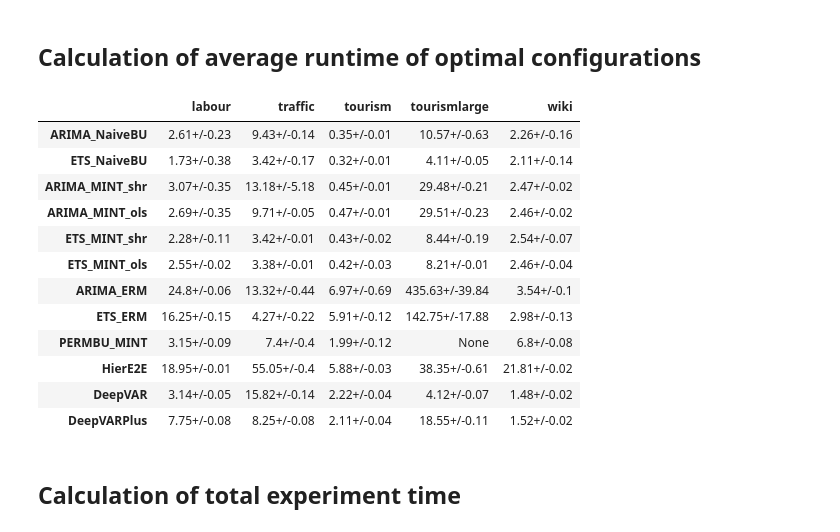
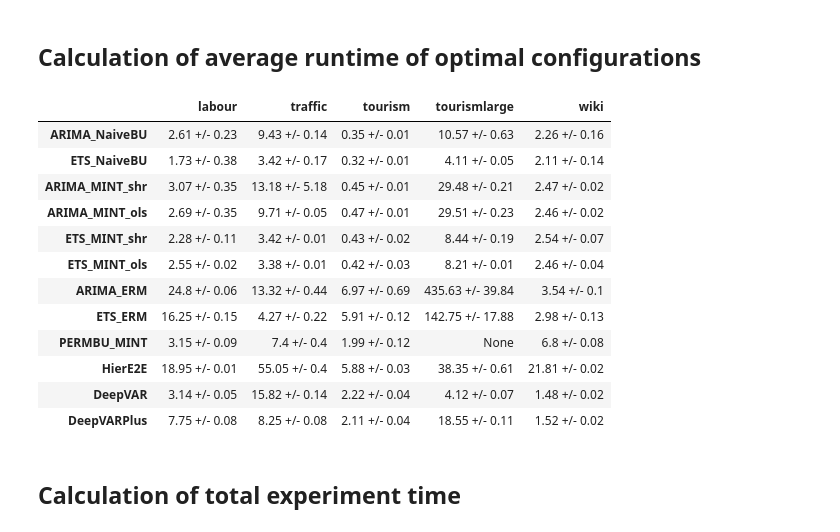
Before and after one commit to dstefanov46/RC_2021, a Jupyter notebook: evaluate_results.ipynb, the cells around one changed output. Cells and saved outputs as stored; diff of their text form; code cells hidden in the pictures.

```diff
--- a/evaluate_results.ipynb
+++ b/evaluate_results.ipynb
@@ -227,7 +227,8 @@ def examine_hp_search_results(method, dataset, num_runs):
     optimal_epochs = optimal_hps[method][dataset]['epochs']
     optimal_context_len_factor = optimal_hps[method][dataset]['context_len_factor']
 
-    folder_name = f'{method}_{dataset}\epochs_{optimal_epochs}_context_len_factor_{optimal_context_len_factor}'
+    folder_name = os.path.join(f'{method}_{dataset}',
+                               f'epochs_{optimal_epochs}_context_len_factor_{optimal_context_len_factor}')
     mean_loss, loss_std_error = get_mean_loss(folder_name, num_runs, calc_std_error=True)
     print(f'Method {method} on dataset {dataset}:\n')
     print(f'epochs_{optimal_epochs}_context_len_factor_{optimal_context_len_factor}:\n')
@@ -304,6 +305,7 @@ def convert_date(file):
 def calculate_runtimes(folder_name):
     runtimes = np.zeros((num_runs - 1,))
     files = [file for file in os.listdir(folder_name) if '.txt' not in file]
+    files = sorted(files)
     for (i, file) in enumerate(files):
         if i == 0:
             old_date = convert_date(file)
@@ -325,7 +327,7 @@ def calculate_average_runtimes(to_latex=False, calc_std_error=False, minutes=Fal
                 continue
             runtimes = calculate_runtimes(folder_name)
             if calc_std_error and minutes:
-                runtime_df.loc[dataset, method] = str((runtimes.mean() / 60).round(2)) + '+/-' + str((runtimes.std() / 60).round(2))
+                runtime_df.loc[dataset, method] = str((runtimes.mean() / 60).round(2)) + ' +/- ' + str((runtimes.std() / 60).round(2))
             else:
                 runtime_df.loc[dataset, method] = runtimes.mean()
 
@@ -634,22 +636,22 @@ on the dataset wiki for the optimal configuration of each method:
 # %% [markdown]
 ## Calculation of average runtime of optimal configurations
 # %%
-runtime_df = calculate_average_runtimes(to_latex=True, calc_std_error=True, minutes=True)
+runtime_df = calculate_average_runtimes(to_latex=False, calc_std_error=True, minutes=True)
 runtime_df
 # %% [output]
 |  | labour | traffic | tourism | tourismlarge | wiki |
-| ARIMA_NaiveBU | 2.61+/-0.23 | 9.43+/-0.14 | 0.35+/-0.01 | 10.57+/-0.63 | 2.26+/-0.16 |
-| ETS_NaiveBU | 1.73+/-0.38 | 3.42+/-0.17 | 0.32+/-0.01 | 4.11+/-0.05 | 2.11+/-0.14 |
-| ARIMA_MINT_shr | 3.07+/-0.35 | 13.18+/-5.18 | 0.45+/-0.01 | 29.48+/-0.21 | 2.47+/-0.02 |
-| ARIMA_MINT_ols | 2.69+/-0.35 | 9.71+/-0.05 | 0.47+/-0.01 | 29.51+/-0.23 | 2.46+/-0.02 |
-| ETS_MINT_shr | 2.28+/-0.11 | 3.42+/-0.01 | 0.43+/-0.02 | 8.44+/-0.19 | 2.54+/-0.07 |
-| ETS_MINT_ols | 2.55+/-0.02 | 3.38+/-0.01 | 0.42+/-0.03 | 8.21+/-0.01 | 2.46+/-0.04 |
-| ARIMA_ERM | 24.8+/-0.06 | 13.32+/-0.44 | 6.97+/-0.69 | 435.63+/-39.84 | 3.54+/-0.1 |
-| ETS_ERM | 16.25+/-0.15 | 4.27+/-0.22 | 5.91+/-0.12 | 142.75+/-17.88 | 2.98+/-0.13 |
-| PERMBU_MINT | 3.15+/-0.09 | 7.4+/-0.4 | 1.99+/-0.12 | None | 6.8+/-0.08 |
-| HierE2E | 18.95+/-0.01 | 55.05+/-0.4 | 5.88+/-0.03 | 38.35+/-0.61 | 21.81+/-0.02 |
-| DeepVAR | 3.14+/-0.05 | 15.82+/-0.14 | 2.22+/-0.04 | 4.12+/-0.07 | 1.48+/-0.02 |
-| DeepVARPlus | 7.75+/-0.08 | 8.25+/-0.08 | 2.11+/-0.04 | 18.55+/-0.11 | 1.52+/-0.02 |
+| ARIMA_NaiveBU | 2.61 +/- 0.23 | 9.43 +/- 0.14 | 0.35 +/- 0.01 | 10.57 +/- 0.63 | 2.26 +/- 0.16 |
+| ETS_NaiveBU | 1.73 +/- 0.38 | 3.42 +/- 0.17 | 0.32 +/- 0.01 | 4.11 +/- 0.05 | 2.11 +/- 0.14 |
+| ARIMA_MINT_shr | 3.07 +/- 0.35 | 13.18 +/- 5.18 | 0.45 +/- 0.01 | 29.48 +/- 0.21 | 2.47 +/- 0.02 |
+| ARIMA_MINT_ols | 2.69 +/- 0.35 | 9.71 +/- 0.05 | 0.47 +/- 0.01 | 29.51 +/- 0.23 | 2.46 +/- 0.02 |
+| ETS_MINT_shr | 2.28 +/- 0.11 | 3.42 +/- 0.01 | 0.43 +/- 0.02 | 8.44 +/- 0.19 | 2.54 +/- 0.07 |
+| ETS_MINT_ols | 2.55 +/- 0.02 | 3.38 +/- 0.01 | 0.42 +/- 0.03 | 8.21 +/- 0.01 | 2.46 +/- 0.04 |
+| ARIMA_ERM | 24.8 +/- 0.06 | 13.32 +/- 0.44 | 6.97 +/- 0.69 | 435.63 +/- 39.84 | 3.54 +/- 0.1 |
+| ETS_ERM | 16.25 +/- 0.15 | 4.27 +/- 0.22 | 5.91 +/- 0.12 | 142.75 +/- 17.88 | 2.98 +/- 0.13 |
+| PERMBU_MINT | 3.15 +/- 0.09 | 7.4 +/- 0.4 | 1.99 +/- 0.12 | None | 6.8 +/- 0.08 |
+| HierE2E | 18.95 +/- 0.01 | 55.05 +/- 0.4 | 5.88 +/- 0.03 | 38.35 +/- 0.61 | 21.81 +/- 0.02 |
+| DeepVAR | 3.14 +/- 0.05 | 15.82 +/- 0.14 | 2.22 +/- 0.04 | 4.12 +/- 0.07 | 1.48 +/- 0.02 |
+| DeepVARPlus | 7.75 +/- 0.08 | 8.25 +/- 0.08 | 2.11 +/- 0.04 | 18.55 +/- 0.11 | 1.52 +/- 0.02 |
 # %% [markdown]
 ## Calculation of total experiment time
 # %%
```
Also changed, not shown: parts of 5 cells of this notebook, 2 other files.
